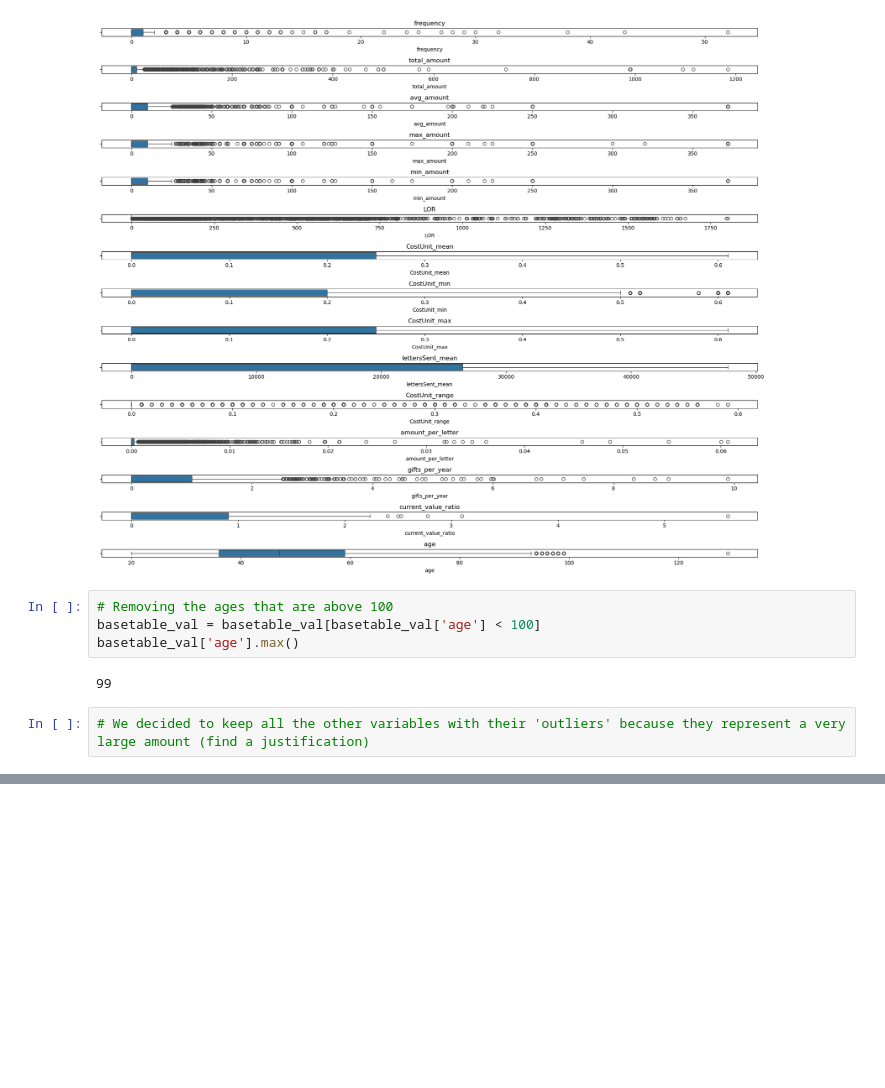
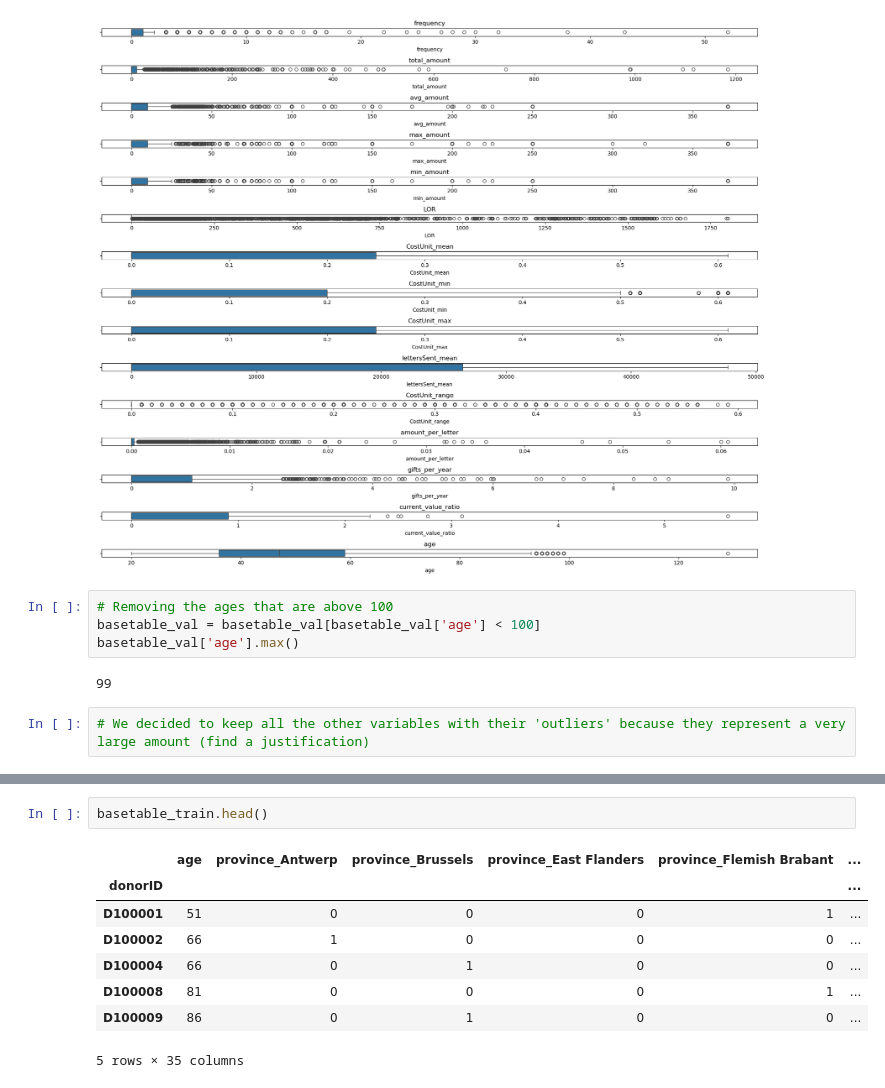
Before and after one commit to LeZM/python-predictive-group-project, a Jupyter notebook: notebooks/JupyterNotebook.ipynb, the cells around one changed output, grey strips where cells are left out. Drawn from its saved outputs; the diff is of its cells as text; blank space fills up the shorter version.

Commit message:
Cleaned basetables

```diff
--- a/notebooks/EDA_zk - Copy.ipynb
+++ b/notebooks/JupyterNotebook.ipynb
@@ -1657,0 +1680,11 @@ basetable_val['age'].max()
+# %%
+basetable_train.head()
+# %% [output]
+|  | age | province_Antwerp | province_Brussels | province_East Flanders | province_Flemish Brabant | ... |
+| donorID |  |  |  |  |  | ... |
+| D100001 | 51 | 0 | 0 | 0 | 1 | ... |
+| D100002 | 66 | 1 | 0 | 0 | 0 | ... |
+| D100004 | 66 | 0 | 1 | 0 | 0 | ... |
+| D100008 | 81 | 0 | 0 | 0 | 1 | ... |
+| D100009 | 86 | 0 | 1 | 0 | 0 | ... |
+5 rows × 35 columns
```
Also changed, not shown: parts of 12 cells of this notebook, 1 other file.
